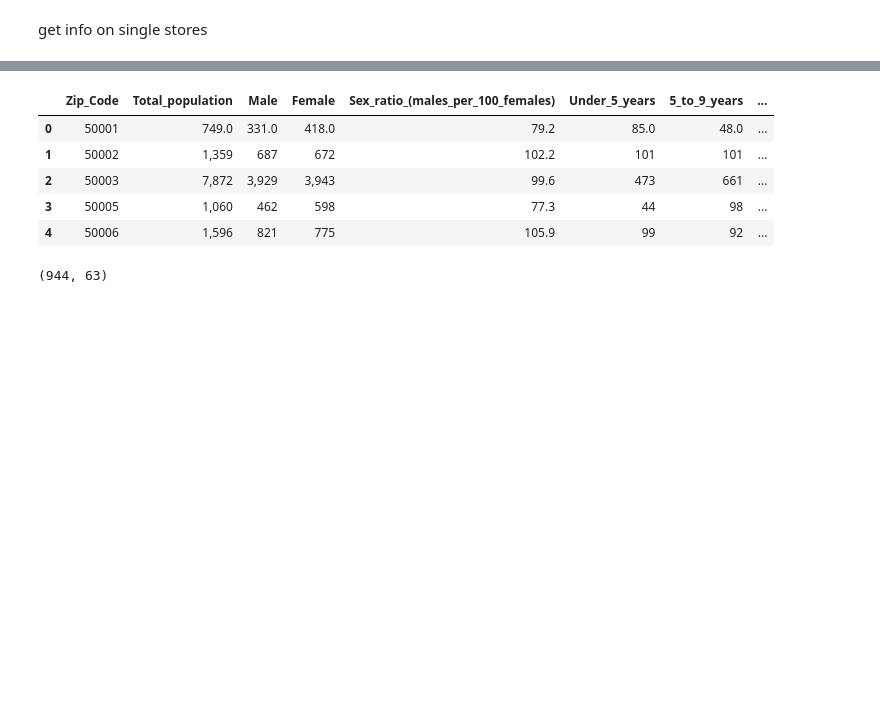
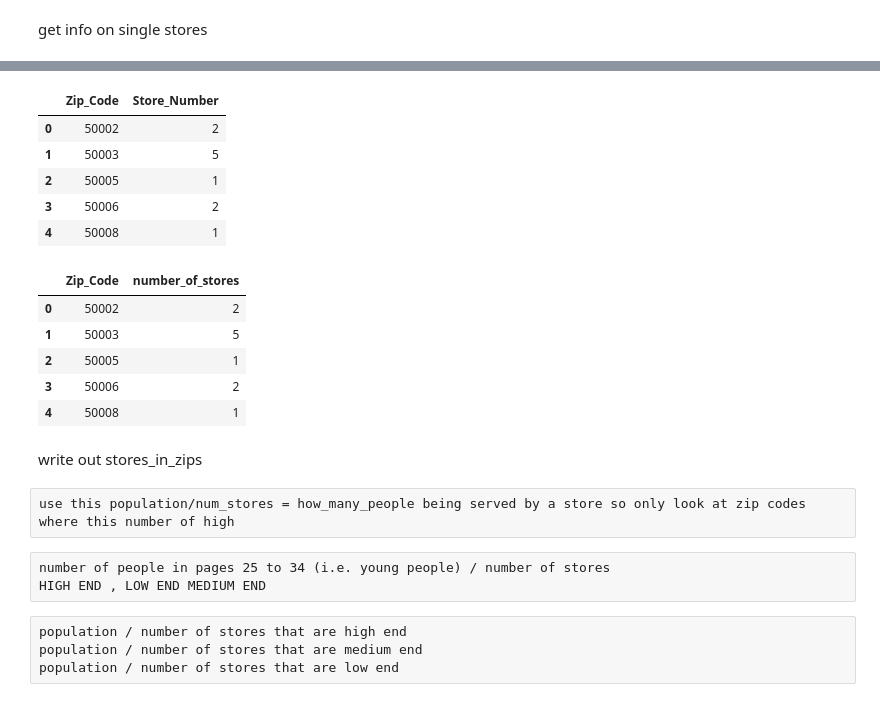
Before and after one commit to dgarbato/capstone, a Jupyter notebook: get store information on clusters.ipynb, the cells around one changed output, grey strips where cells are left out. Cells and saved outputs as stored; diff of their text form; code cells hidden in the pictures; blank space fills up the shorter version.

```diff
--- a/get store information on clusters.ipynb
+++ b/get store information on clusters.ipynb
@@ -1233,13 +945,0 @@ census = census.reset_index()
-# %%
-census.head()
-# %% [output]
-|  | Zip_Code | Total_population | Male | Female | Sex_ratio_(males_per_100_females) | Under_5_years | 5_to_9_years | ... |
-| 0 | 50001 | 749.0 | 331.0 | 418.0 | 79.2 | 85.0 | 48.0 | ... |
-| 1 | 50002 | 1,359 | 687 | 672 | 102.2 | 101 | 101 | ... |
-| 2 | 50003 | 7,872 | 3,929 | 3,943 | 99.6 | 473 | 661 | ... |
-| 3 | 50005 | 1,060 | 462 | 598 | 77.3 | 44 | 98 | ... |
-| 4 | 50006 | 1,596 | 821 | 775 | 105.9 | 99 | 92 | ... |
-# %%
-census.shape
-# %% [output]
-(944, 63)
@@ -1254,0 +946,9 @@ population / number of stores that are low end
+# %%
+stores_in_zips.head()
+# %% [output]
+|  | Zip_Code | Store_Number |
+| 0 | 50002 | 2 |
+| 1 | 50003 | 5 |
+| 2 | 50005 | 1 |
+| 3 | 50006 | 2 |
+| 4 | 50008 | 1 |
@@ -1254,0 +957,11 @@ population / number of stores that are low end
+# %%
+stores_in_zips.head()
+# %% [output]
+|  | Zip_Code | number_of_stores |
+| 0 | 50002 | 2 |
+| 1 | 50003 | 5 |
+| 2 | 50005 | 1 |
+| 3 | 50006 | 2 |
+| 4 | 50008 | 1 |
+# %% [markdown]
+write out stores_in_zips
@@ -1254,0 +970,9 @@ population / number of stores that are low end
+# %% [raw]
+use this population/num_stores = how_many_people being served by a store so only look at zip codes where this number of high
+# %% [raw]
+number of people in pages 25 to 34 (i.e. young people) / number of stores
+HIGH END , LOW END MEDIUM END
+# %% [raw]
+population / number of stores that are high end
+population / number of stores that are medium end
+population / number of stores that are low end
```
Also changed, not shown: parts of 46 cells of this notebook, 6 other files.
